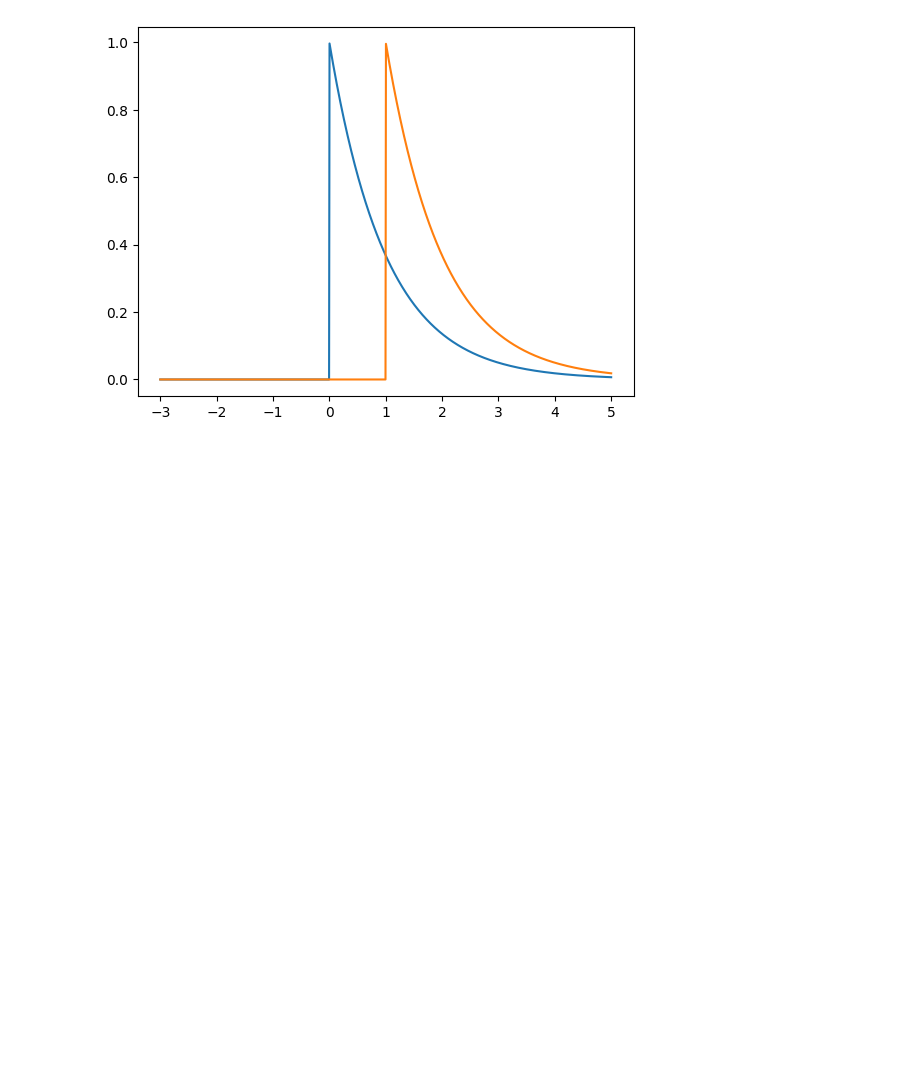
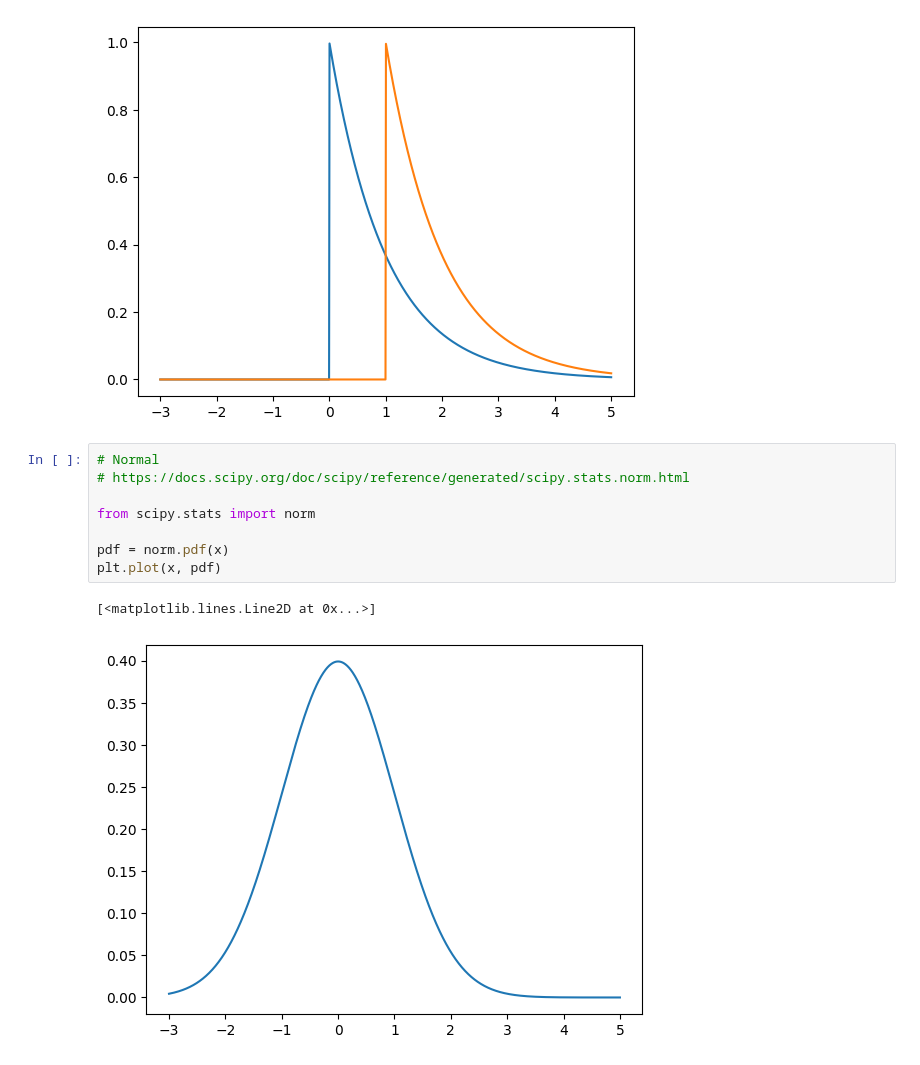
Before and after one commit to will-lynas/STAT0011-decision-and-risk, a Jupyter notebook: distributions.ipynb, the cells around one changed output. Saved outputs shown, nothing was run; the diff lists cells and outputs as text; blank space fills up the shorter version.

Commit message:
Add normal and some fixes

```diff
--- a/distributions.ipynb
+++ b/distributions.ipynb
@@ -37,3 +38,14 @@ plt.plot(x, pdf)
 # %% [output]
 [<matplotlib.lines.Line2D at 0x...>]
 [figure]
+# %%
+# Normal
+# https://docs.scipy.org/doc/scipy/reference/generated/scipy.stats.norm.html
+
+from scipy.stats import norm
+
+pdf = norm.pdf(x)
+plt.plot(x, pdf)
+# %% [output]
+[<matplotlib.lines.Line2D at 0x...>]
+[figure, added]
```
Also changed, not shown: parts of 3 cells of this notebook.
